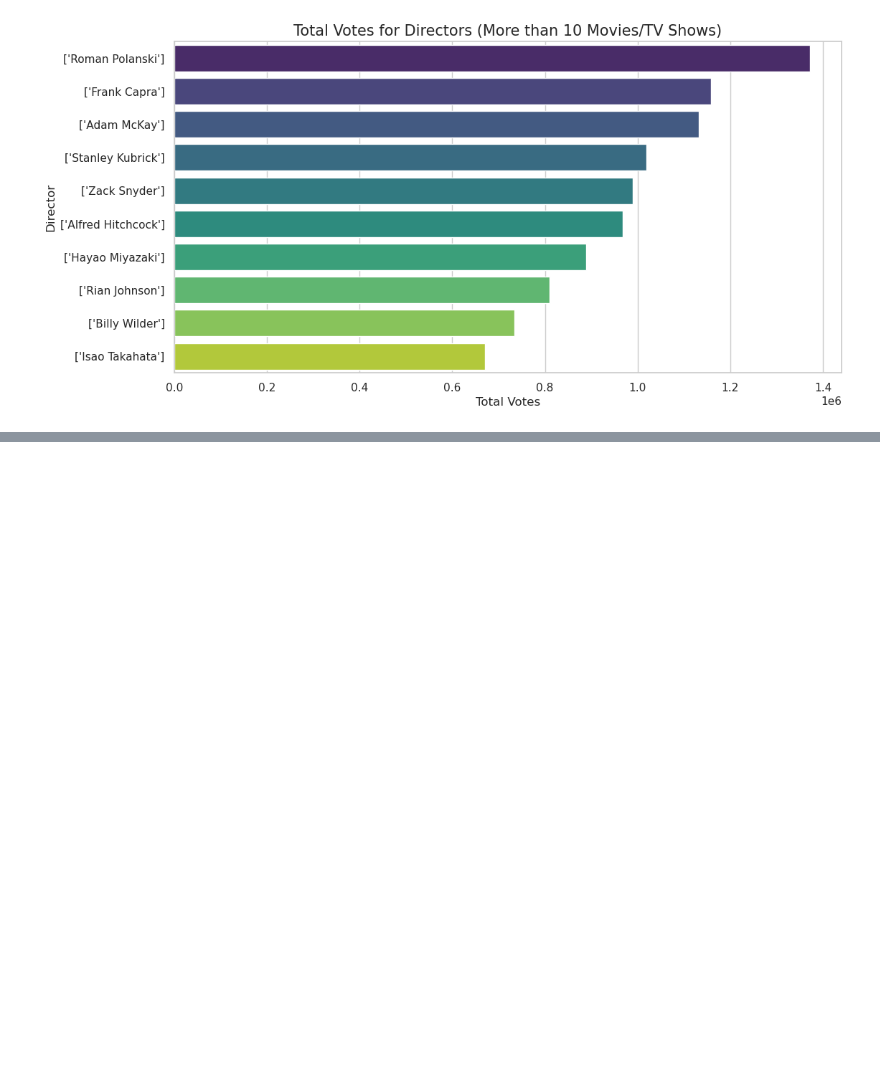
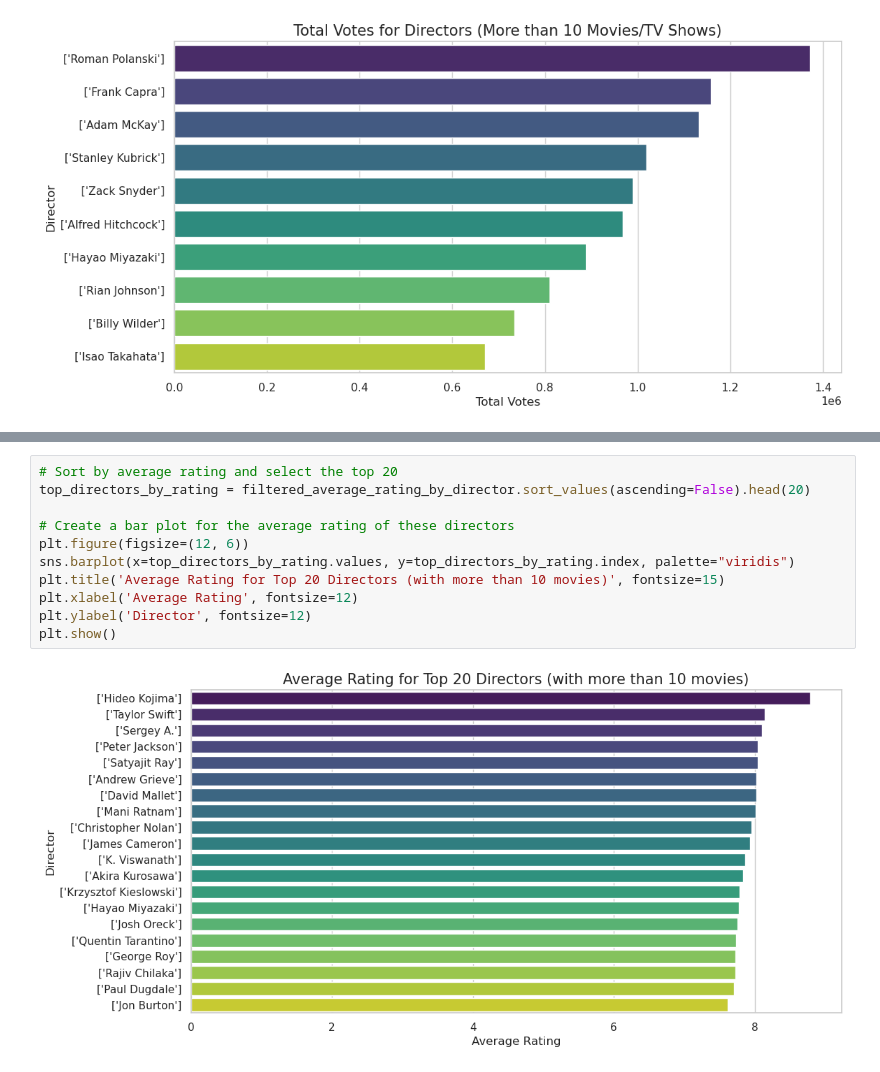
Before and after one commit to raj-rajat/TV-Movie-Metadata-with-Genres-and-Ratings-2023-, a Jupyter notebook: tv-movie-metadata-with-genres-and-ratings-2023.ipynb, the cells around one changed output, grey strips where cells are left out. Cells and saved outputs as stored; diff of their text form; blank space fills up the shorter version.

```diff
--- a/tv-movie-metadata-with-genres-and-ratings-2023.ipynb
+++ b/tv-movie-metadata-with-genres-and-ratings-2023.ipynb
@@ -399,0 +424,13 @@ plt.show()
+# %%
+# Sort by average rating and select the top 20
+top_directors_by_rating = filtered_average_rating_by_director.sort_values(ascending=False).head(20)
+
+# Create a bar plot for the average rating of these directors
+plt.figure(figsize=(12, 6))
+sns.barplot(x=top_directors_by_rating.values, y=top_directors_by_rating.index, palette="viridis")
+plt.title('Average Rating for Top 20 Directors (with more than 10 movies)', fontsize=15)
+plt.xlabel('Average Rating', fontsize=12)
+plt.ylabel('Director', fontsize=12)
+plt.show()
+# %% [output]
+[figure, added]
```
Also changed, not shown: parts of 1 cell of this notebook.
